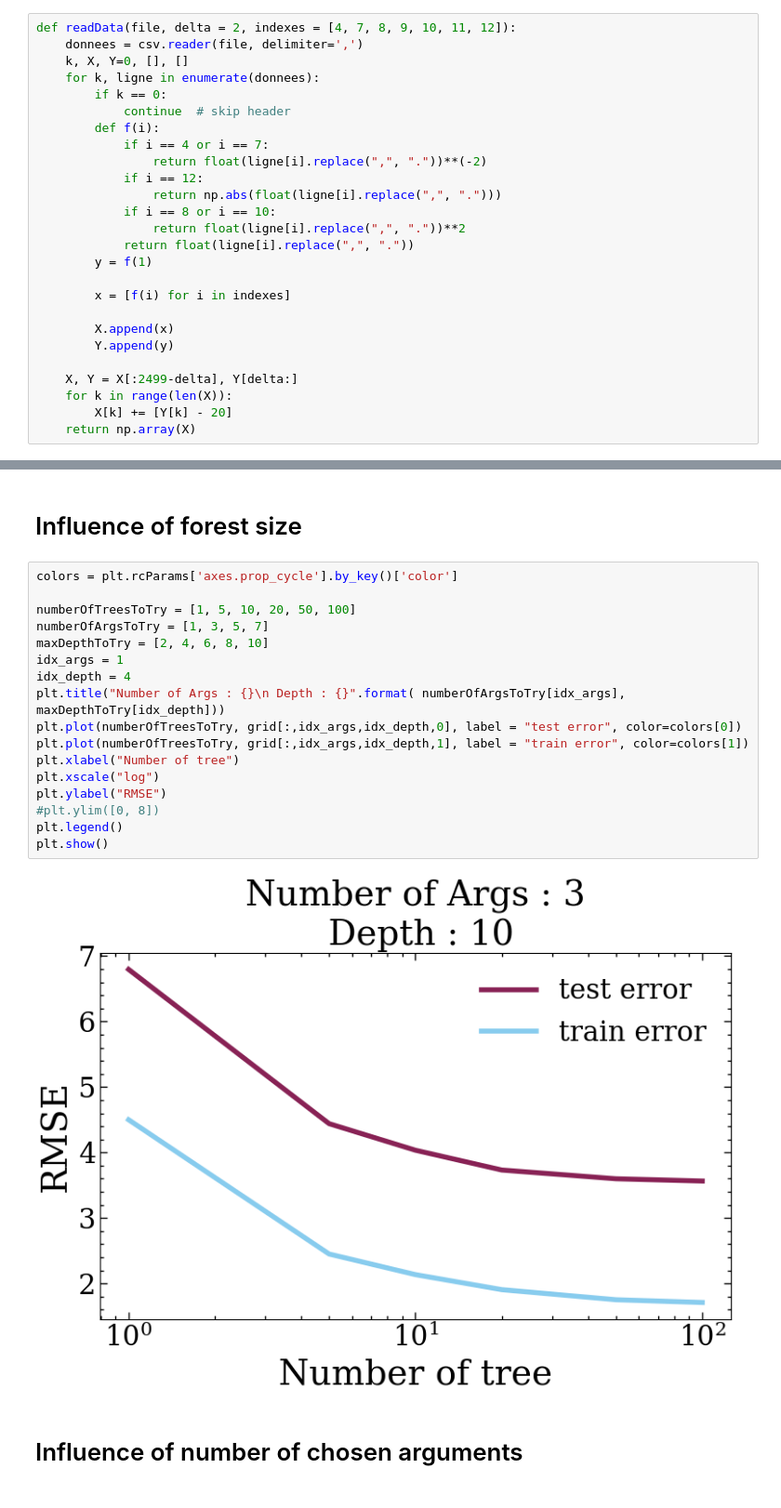
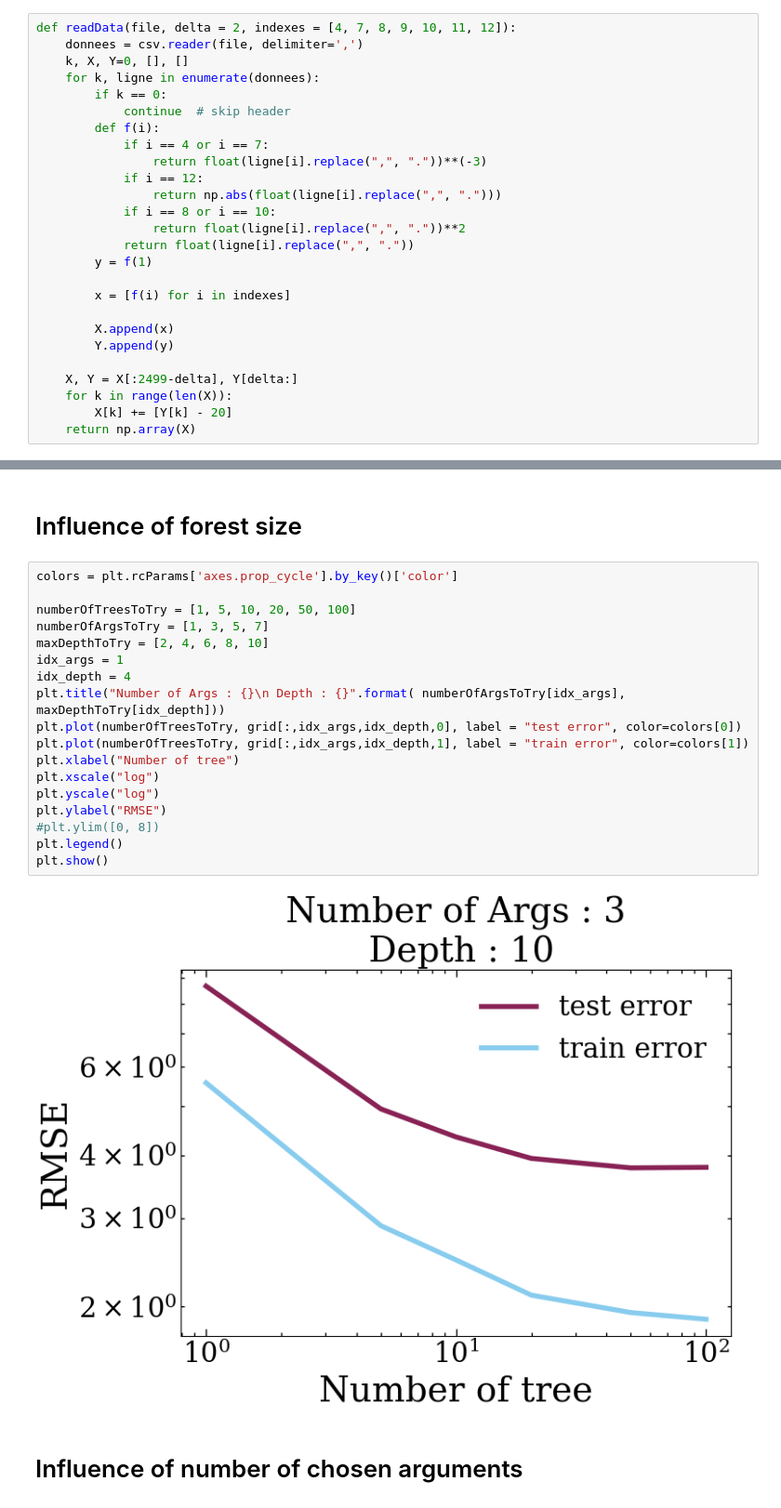
Before and after one commit to Wyxo/TidePrediction, a Jupyter notebook: tide_notebook.ipynb, the cells around one changed output, grey strips where cells are left out. Shown at 93% size. Cells and saved outputs as stored; diff of their text form.

```diff
--- a/tide_notebook.ipynb
+++ b/tide_notebook.ipynb
@@ -286,7 +286,7 @@ def readData(file, delta = 2, indexes = [4, 7, 8, 9, 10, 11, 12]):
             continue  # skip header
         def f(i):
             if i == 4 or i == 7:
-                return float(ligne[i].replace(",", "."))**(-2)
+                return float(ligne[i].replace(",", "."))**(-3)
             if i == 12:
                 return np.abs(float(ligne[i].replace(",", ".")))
             if i == 8 or i == 10:
@@ -600,22 +600,23 @@ plt.show()
 # %%
 colors = plt.rcParams['axes.prop_cycle'].by_key()['color']
 
 numberOfTreesToTry = [1, 5, 10, 20, 50, 100]
 numberOfArgsToTry = [1, 3, 5, 7]
 maxDepthToTry = [2, 4, 6, 8, 10]
 idx_args = 1
 idx_depth = 4
 plt.title("Number of Args : {}\n Depth : {}".format( numberOfArgsToTry[idx_args], maxDepthToTry[idx_depth]))
 plt.plot(numberOfTreesToTry, grid[:,idx_args,idx_depth,0], label = "test error", color=colors[0])
 plt.plot(numberOfTreesToTry, grid[:,idx_args,idx_depth,1], label = "train error", color=colors[1])
 plt.xlabel("Number of tree")
 plt.xscale("log")
+plt.yscale("log")
 plt.ylabel("RMSE")
 #plt.ylim([0, 8])
 plt.legend()
 plt.show()
 # %% [output]
-[figure, old version]
+[figure, new version]
 # %% [markdown]
 # Influence of number of chosen arguments
 # %%
```
Also changed, not shown: parts of 7 cells of this notebook.
